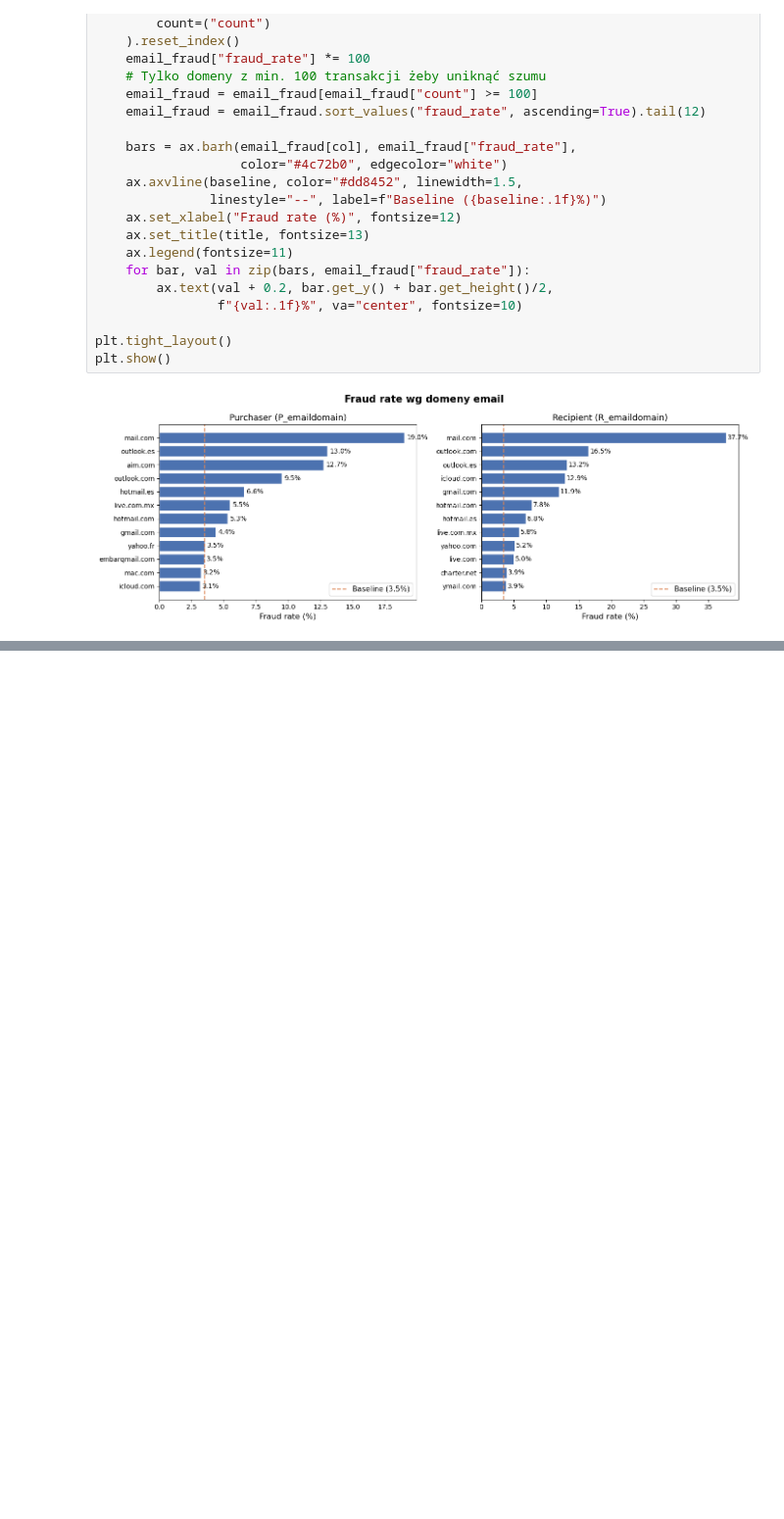
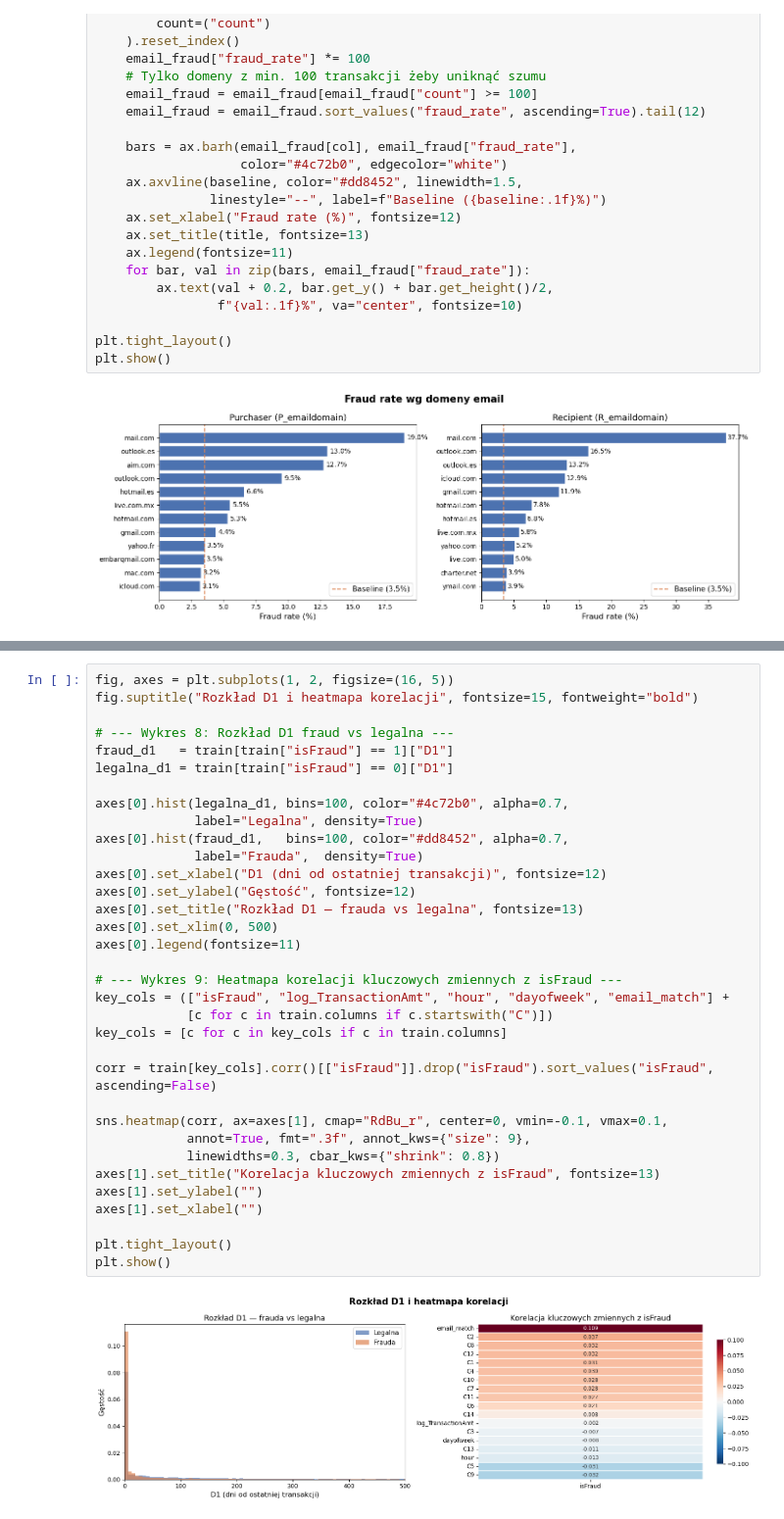
Before and after one commit to MadejMatt/DM_project, a Jupyter notebook: 01_EDA&DataPreprocessing/01_EDA&DataPreprocessing.ipynb, the cells around one changed output, grey strips where cells are left out. Shown at 98% size. Drawn from its saved outputs; the diff is of its cells as text; blank space fills up the shorter version.

```diff
--- a/01_EDA&DataPreprocessing/01_EDA&DataPreprocessing.ipynb
+++ b/01_EDA&DataPreprocessing/01_EDA&DataPreprocessing.ipynb
@@ -825,0 +956,36 @@ plt.show()
+# %%
+fig, axes = plt.subplots(1, 2, figsize=(16, 5))
+fig.suptitle("Rozkład D1 i heatmapa korelacji", fontsize=15, fontweight="bold")
+
+# --- Wykres 8: Rozkład D1 fraud vs legalna ---
+fraud_d1   = train[train["isFraud"] == 1]["D1"]
+legalna_d1 = train[train["isFraud"] == 0]["D1"]
+
+axes[0].hist(legalna_d1, bins=100, color="#4c72b0", alpha=0.7,
+             label="Legalna", density=True)
+axes[0].hist(fraud_d1,   bins=100, color="#dd8452", alpha=0.7,
+             label="Frauda",  density=True)
+axes[0].set_xlabel("D1 (dni od ostatniej transakcji)", fontsize=12)
+axes[0].set_ylabel("Gęstość", fontsize=12)
+axes[0].set_title("Rozkład D1 — frauda vs legalna", fontsize=13)
+axes[0].set_xlim(0, 500)
+axes[0].legend(fontsize=11)
+
+# --- Wykres 9: Heatmapa korelacji kluczowych zmiennych z isFraud ---
+key_cols = (["isFraud", "log_TransactionAmt", "hour", "dayofweek", "email_match"] +
+            [c for c in train.columns if c.startswith("C")])
+key_cols = [c for c in key_cols if c in train.columns]
+
+corr = train[key_cols].corr()[["isFraud"]].drop("isFraud").sort_values("isFraud", ascending=False)
+
+sns.heatmap(corr, ax=axes[1], cmap="RdBu_r", center=0, vmin=-0.1, vmax=0.1,
+            annot=True, fmt=".3f", annot_kws={"size": 9},
+            linewidths=0.3, cbar_kws={"shrink": 0.8})
+axes[1].set_title("Korelacja kluczowych zmiennych z isFraud", fontsize=13)
+axes[1].set_ylabel("")
+axes[1].set_xlabel("")
+
+plt.tight_layout()
+plt.show()
+# %% [output]
+[figure, added]
```
Also changed, not shown: parts of 7 cells of this notebook.
